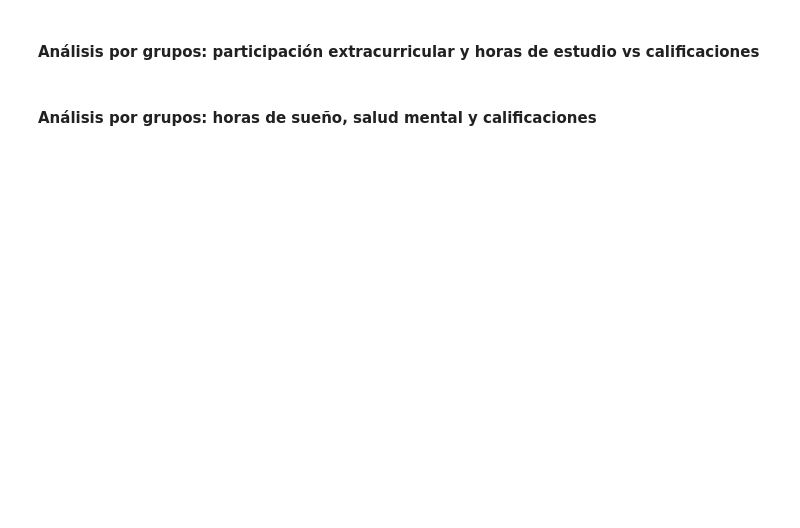
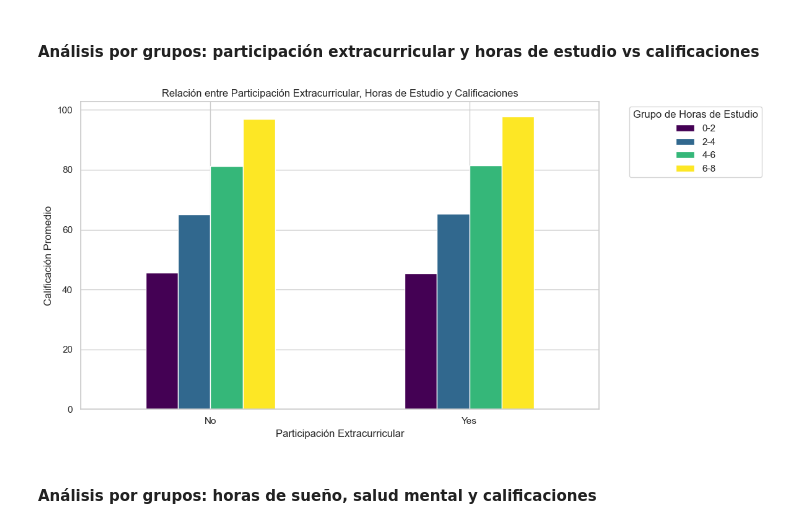
Before and after one commit to carlxngel/Performance, a Jupyter notebook: performance.ipynb, the cells around one changed output. Cells and saved outputs as stored; diff of their text form; code cells hidden in the pictures; blank space fills up the shorter version.

```diff
--- a/performance.ipynb
+++ b/performance.ipynb
@@ -463,4 +529,42 @@ sns.heatmap(df[var_num].corr(), annot=True, cmap='coolwarm', fmt='.2f', linewidt
 # %% [markdown]
 #### Análisis por grupos: participación extracurricular y horas de estudio vs calificaciones
+# %%
+# Relación entre participación extracurricular, horas de estudio y calificaciones
+grouped_data = df.groupby(['extracurricular_participation', 'study_hours_group'])['exam_score'].mean().unstack()
+
+# Crear gráfico de barras agrupadas
+grouped_data.plot(kind='bar', figsize=(12, 6), colormap='viridis')
+
+# Configurar etiquetas y título
+plt.title('Relación entre Participación Extracurricular, Horas de Estudio y Calificaciones')
+plt.xlabel('Participación Extracurricular')
+plt.ylabel('Calificación Promedio')
+plt.xticks(rotation=0)
+plt.legend(title='Grupo de Horas de Estudio', bbox_to_anchor=(1.05, 1), loc='upper left')
+
+plt.tight_layout()
+plt.show()
+
+'''
+Este gráfico de barras agrupadas muestra cómo las calificaciones promedio varían en función de dos factores:
+1. Participación extracurricular (Sí o No) en el eje horizontal.
+2. Grupos de horas de estudio (indicados por colores) como categoría adicional.
+
+¿Qué revela el gráfico?
+- Más horas de estudio, mejores calificaciones:
+    Dentro de cada grupo de participación extracurricular, las barras correspondientes a más horas de estudio tienden a tener calificaciones más altas.
+
+- Participación extracurricular tiene un impacto limitado:
+    Las diferencias entre los grupos "Sí" y "No" en participación extracurricular no son muy marcadas, lo que sugiere que este factor tiene un impacto menor en las calificaciones en comparación con las horas de estudio.
+
+- Efecto combinado:
+    Los mejores resultados (calificaciones más altas) se concentran en los estudiantes que estudian más horas, independientemente de su participación extracurricular.
+
+CONCLUSIONES:
+- Estudiar más horas tiene un impacto positivo significativo en las calificaciones.
+- La participación extracurricular no parece influir de manera significativa en las calificaciones, pero podría tener otros beneficios no reflejados en este análisis.
+'''
+# %% [output]
+[figure, added]
 # %% [markdown]
 #### Análisis por grupos: horas de sueño, salud mental y calificaciones
```
Also changed, not shown: parts of 4 cells of this notebook.
